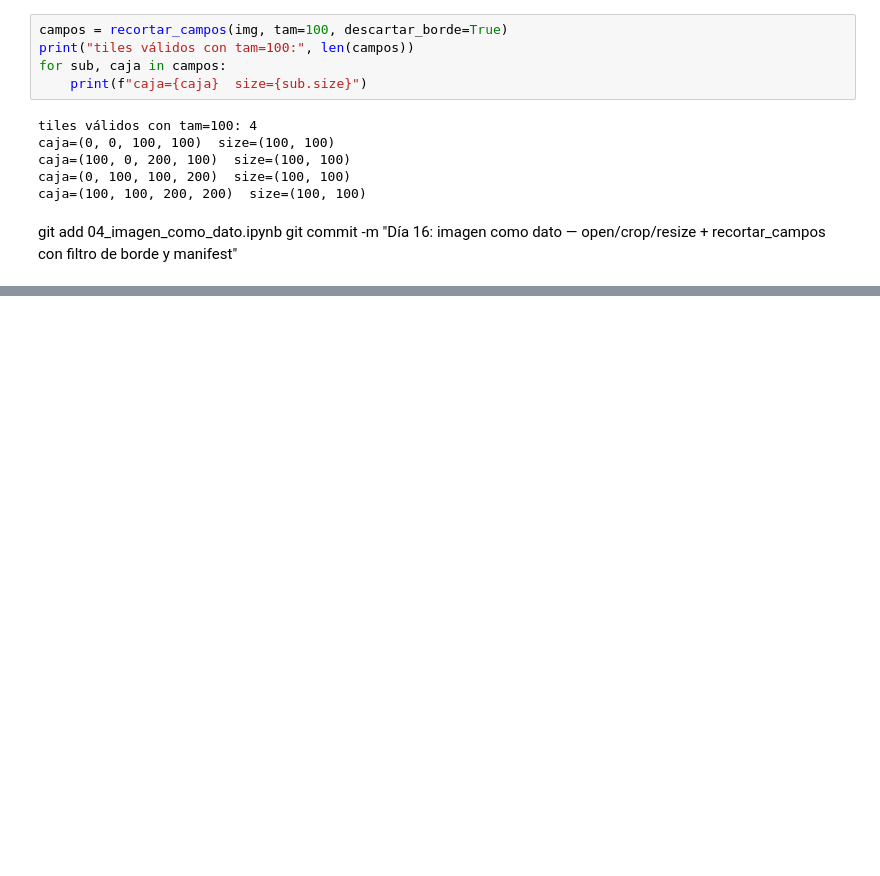
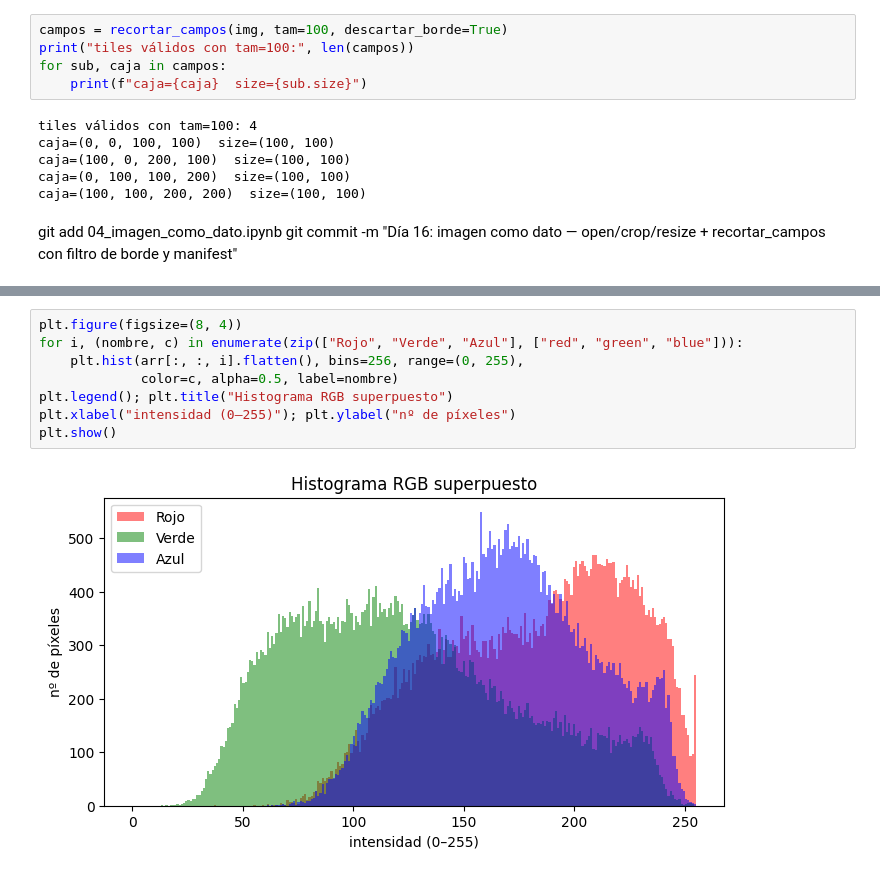
Before and after one commit to CarlosJB95/PathIA-MSI-colon, a Jupyter notebook: Notebook_04_Imagen_como_dato.ipynb, the cells around one changed output, grey strips where cells are left out. Drawn from its saved outputs; the diff is of its cells as text; blank space fills up the shorter version.

```diff
--- a/Notebook_04_Imagen_como_dato.ipynb
+++ b/Notebook_04_Imagen_como_dato.ipynb
@@ -291,0 +352,10 @@ git commit -m "Día 16: imagen como dato — open/crop/resize + recortar_campos
+# %%
+plt.figure(figsize=(8, 4))
+for i, (nombre, c) in enumerate(zip(["Rojo", "Verde", "Azul"], ["red", "green", "blue"])):
+    plt.hist(arr[:, :, i].flatten(), bins=256, range=(0, 255),
+             color=c, alpha=0.5, label=nombre)
+plt.legend(); plt.title("Histograma RGB superpuesto")
+plt.xlabel("intensidad (0–255)"); plt.ylabel("nº de píxeles")
+plt.show()
+# %% [output]
+[figure, added]
```
Also changed, not shown: parts of 13 cells of this notebook.
